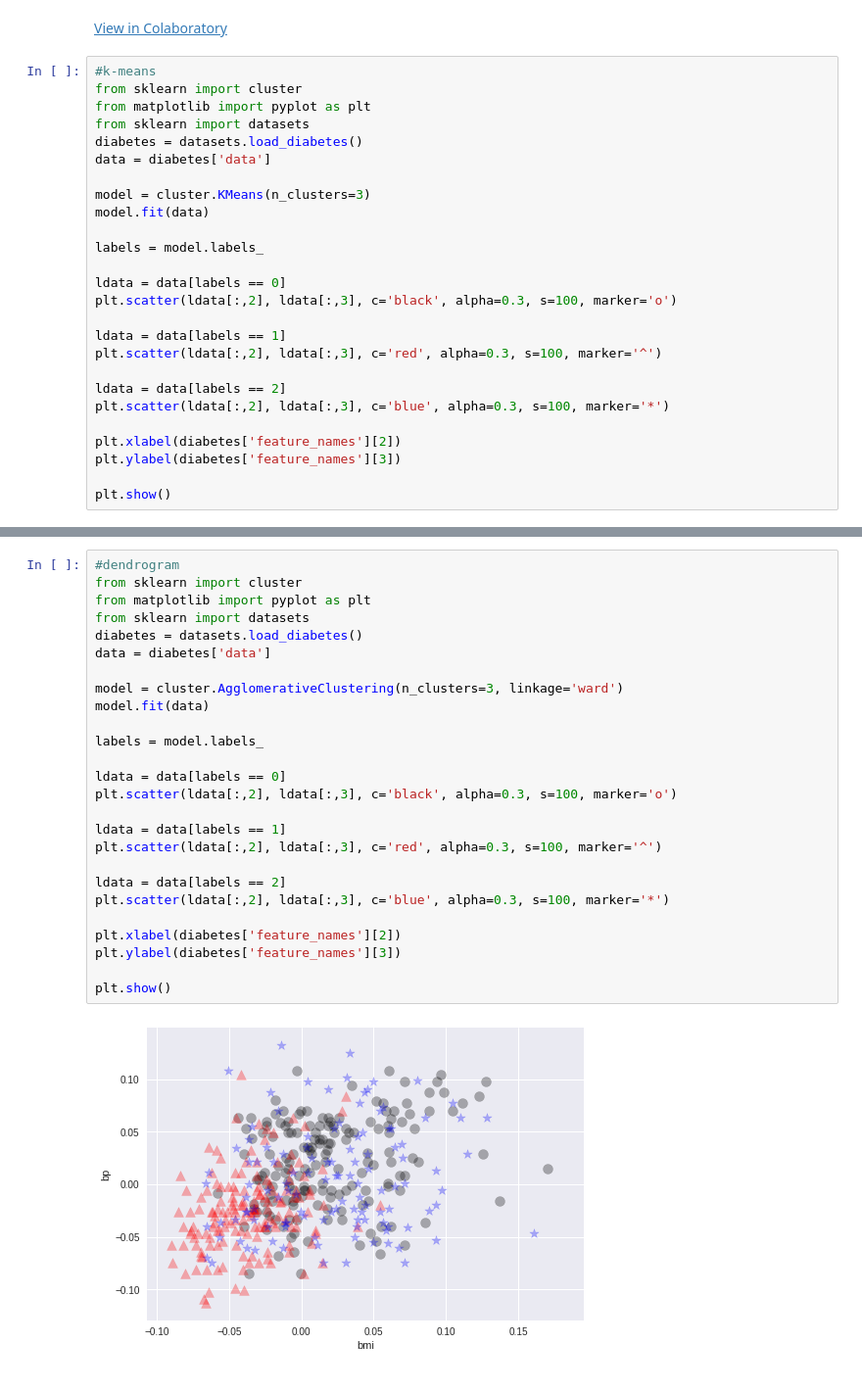
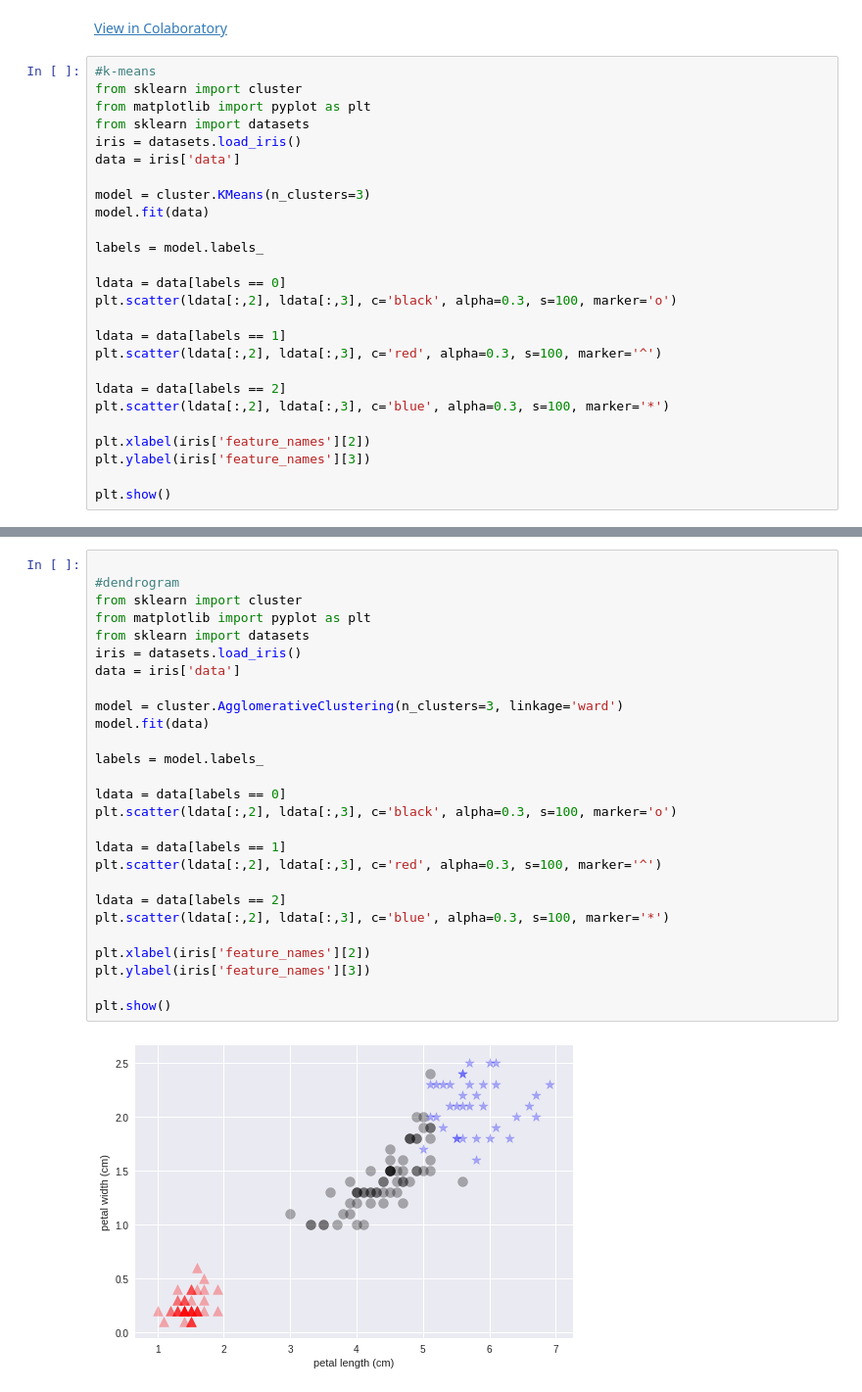
Before and after one commit to kintarou/django-starter, a Jupyter notebook: clustering_iris.ipynb, the cells around one changed output, grey strips where cells are left out. Shown: that part at 98% size. Drawn from its saved outputs; the diff is of its cells as text.

```diff
--- a/clustering_iris.ipynb
+++ b/clustering_iris.ipynb
@@ -5,8 +5,8 @@
 from sklearn import cluster
 from matplotlib import pyplot as plt
 from sklearn import datasets
-diabetes = datasets.load_diabetes()
-data = diabetes['data']
+iris = datasets.load_iris()
+data = iris['data']
 
 model = cluster.KMeans(n_clusters=3)
 model.fit(data)
@@ -22,8 +22,8 @@ plt.scatter(ldata[:,2], ldata[:,3], c='red', alpha=0.3, s=100, marker='^')
 ldata = data[labels == 2]
 plt.scatter(ldata[:,2], ldata[:,3], c='blue', alpha=0.3, s=100, marker='*')
 
-plt.xlabel(diabetes['feature_names'][2])
-plt.ylabel(diabetes['feature_names'][3])
+plt.xlabel(iris['feature_names'][2])
+plt.ylabel(iris['feature_names'][3])
 
 plt.show()
 # %% [output]
@@ -31,31 +80,32 @@ plt.show()
 # %%
+
 #dendrogram
 from sklearn import cluster
 from matplotlib import pyplot as plt
 from sklearn import datasets
-diabetes = datasets.load_diabetes()
-data = diabetes['data']
+iris = datasets.load_iris()
+data = iris['data']
 
 model = cluster.AgglomerativeClustering(n_clusters=3, linkage='ward')
 model.fit(data)
 
 labels = model.labels_
 
 ldata = data[labels == 0]
 plt.scatter(ldata[:,2], ldata[:,3], c='black', alpha=0.3, s=100, marker='o')
 
 ldata = data[labels == 1]
 plt.scatter(ldata[:,2], ldata[:,3], c='red', alpha=0.3, s=100, marker='^')
 
 ldata = data[labels == 2]
 plt.scatter(ldata[:,2], ldata[:,3], c='blue', alpha=0.3, s=100, marker='*')
 
-plt.xlabel(diabetes['feature_names'][2])
-plt.ylabel(diabetes['feature_names'][3])
+plt.xlabel(iris['feature_names'][2])
+plt.ylabel(iris['feature_names'][3])
 
 plt.show()
 # %% [output]
-[figure, old version]
+[figure, new version]
 # %%
 #Affinity propagation
 from sklearn import cluster
```
Also changed, not shown: parts of 3 cells of this notebook.
